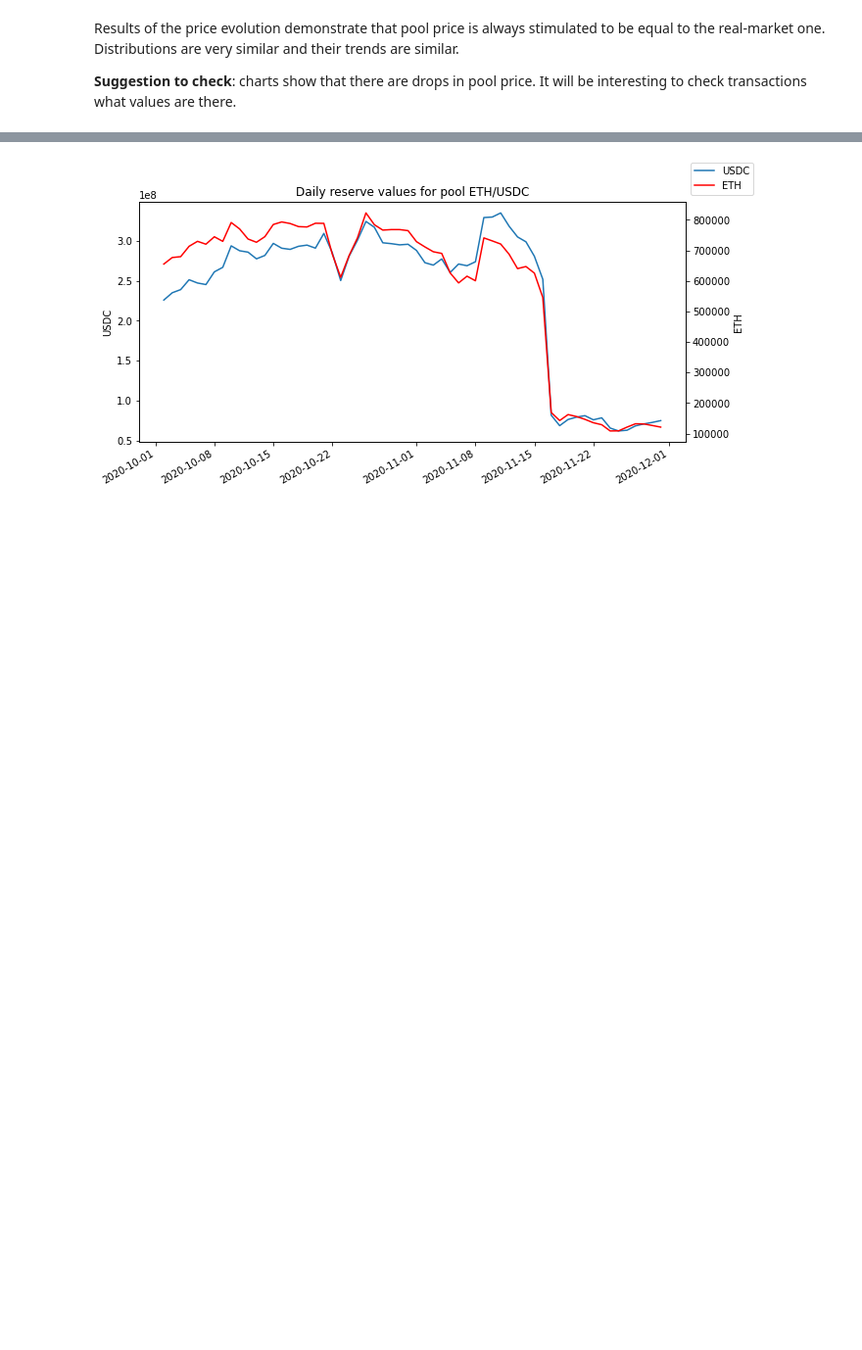
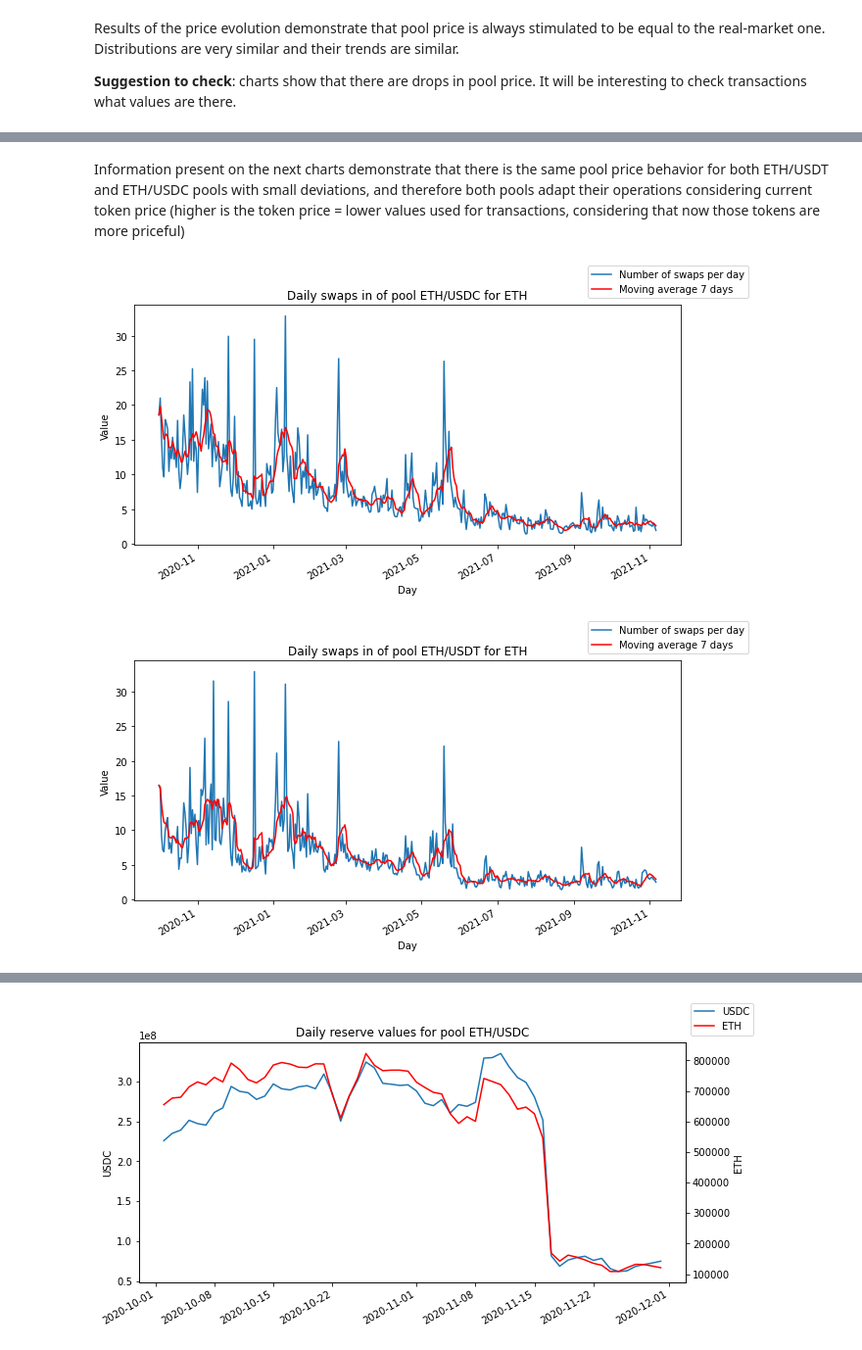
Before and after one commit to IX-Swap/data-science, a Jupyter notebook: uniswap_v2_pools_analysis/v2_pools_analysis.ipynb, the cells around one changed output, grey strips where cells are left out. Shown at 98% size. Drawn from its saved outputs; the diff is of its cells as text; code cells hidden in the pictures; blank space fills up the shorter version.

```diff
--- a/uniswap_v2_pools_analysis/v2_pools_analysis.ipynb
+++ b/uniswap_v2_pools_analysis/v2_pools_analysis.ipynb
@@ -400,3 +385,11 @@ eth_usdc_df
 eth_usdc_df["date"] = pd.to_datetime(eth_usdc_df.timestamp, unit='s')
 # %%
 eth_usdt_df["date"] = pd.to_datetime(eth_usdt_df.timestamp, unit='s')
+# %% [markdown]
+Information present on the next charts demonstrate that there is the same pool price behavior for both ETH/USDT and ETH/USDC pools with small deviations, and therefore both pools adapt their operations considering current token price (higher is the token price = lower values used for transactions, considering that now those tokens are more priceful)
+# %%
+show_swaps_amount_in_moving_averages(swaps_df=eth_usdc_df[(eth_usdc_df.token_in == 'WETH') & (eth_usdc_df.date > datetime.datetime(2020, 10, 1)) & (eth_usdc_df.date < datetime.datetime(2021, 12, 1))], pool_name="ETH/USDC for ETH")
+show_swaps_amount_in_moving_averages(swaps_df=eth_usdt_df[(eth_usdt_df.token_in == 'WETH') & (eth_usdt_df.date > datetime.datetime(2020, 10, 1)) & (eth_usdt_df.date < datetime.datetime(2021, 12, 1))], pool_name="ETH/USDT for ETH")
+# %% [output]
+[figure, added]
+[figure, added]
```
Also changed, not shown: parts of 8 cells of this notebook, 1 other file.
